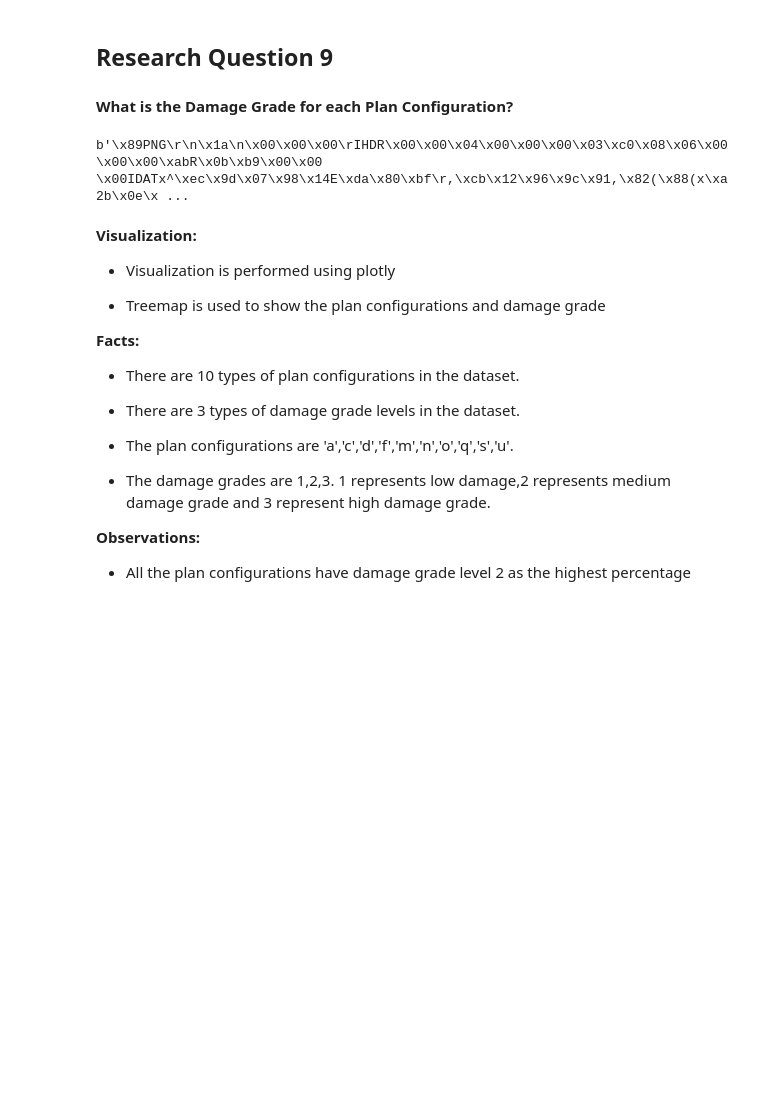
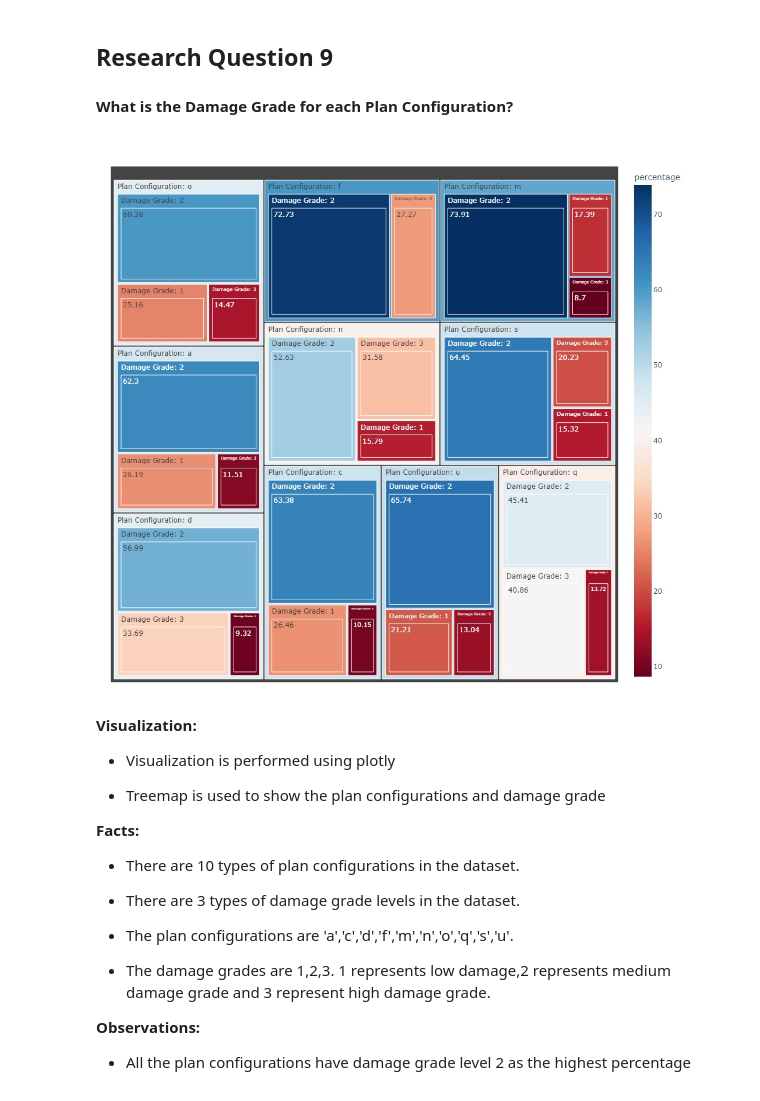
Before and after one commit to DS-Group22-ADP/Practical-Project, a Jupyter notebook: notebooks/Exploratory-Data-Analysis (Main Notebook).ipynb, the cells around one changed output. Cells and saved outputs as stored; diff of their text form; code cells hidden in the pictures; blank space fills up the shorter version.

```diff
--- a/notebooks/Exploratory-Data-Analysis (Main Notebook).ipynb
+++ b/notebooks/Exploratory-Data-Analysis (Main Notebook).ipynb
@@ -2681,27 +2681,27 @@ Average probability (h,i,r,u,w):  [0.08223624 0.45242857 0.15221531 0.2767793  0
 # %%
 def preprocess_plan_configuration_vs_damage_grade():
     plan_configuration = join_df.groupby(['plan_configuration','damage_grade']).size().reset_index(name='percentage')
     plan_configuration = plan_configuration.set_index(['plan_configuration', 'damage_grade'])
     plan_configuration = plan_configuration.groupby(level=0).apply(lambda x: round(100 * x / float(x.sum()),2)).reset_index()
     plan_configuration = plan_configuration.astype({'plan_configuration': 'string', 'damage_grade': 'string'})
     plan_configuration['plan_configuration'] = "Plan Configuration: " + plan_configuration['plan_configuration']
     plan_configuration['damage_grade'] = "Damage Grade: " + plan_configuration['damage_grade']
     plan_configuration.drop(labels=plan_configuration[plan_configuration['percentage'] == 0].index, inplace=True)
 
     return plan_configuration
 
 def plot_plan_configuration_vs_damage_grade(plan_configuration):
     fig = px.treemap(plan_configuration, path=['plan_configuration','damage_grade', 'percentage'], values='percentage',
                  color='percentage', hover_data=['damage_grade'],
                  color_continuous_scale='RdBu')
     fig.update_layout(margin = dict(t=50, l=25, r=25, b=25))
-    img_bytes = pio.to_image(fig, format="jpg", engine="kaleido", width=1024, height=960)
+    img_bytes = pio.to_image(fig, format="svg", engine="kaleido", width=1024, height=960)
     return img_bytes
 
 plan_configuration = preprocess_plan_configuration_vs_damage_grade()
-display(Image(plot_plan_configuration_vs_damage_grade(plan_configuration)))
+display(SVG(plot_plan_configuration_vs_damage_grade(plan_configuration)))
 # %% [output]
-b'\x89PNG\r\n\x1a\n\x00\x00\x00\rIHDR\x00\x00\x04\x00\x00\x00\x03\xc0\x08\x06\x00\x00\x00\xabR\x0b\xb9\x00\x00 \x00IDATx^\xec\x9d\x07\x98\x14E\xda\x80\xbf\r,\xcb\x12\x96\x9c\x91,\x82(\x88(x\xa2b\x0e\x ...
+[figure, added]
 # %% [markdown]
 **Visualization:**
 
```
